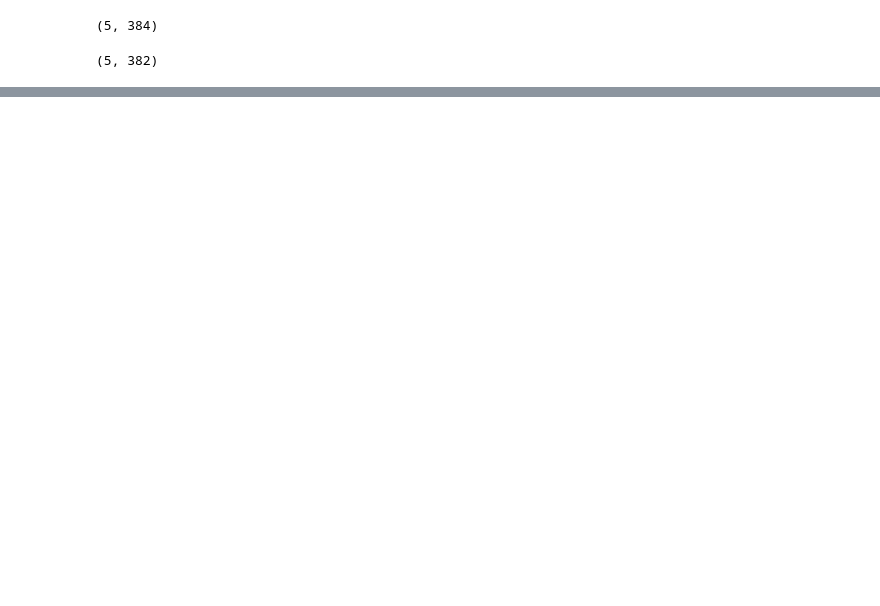
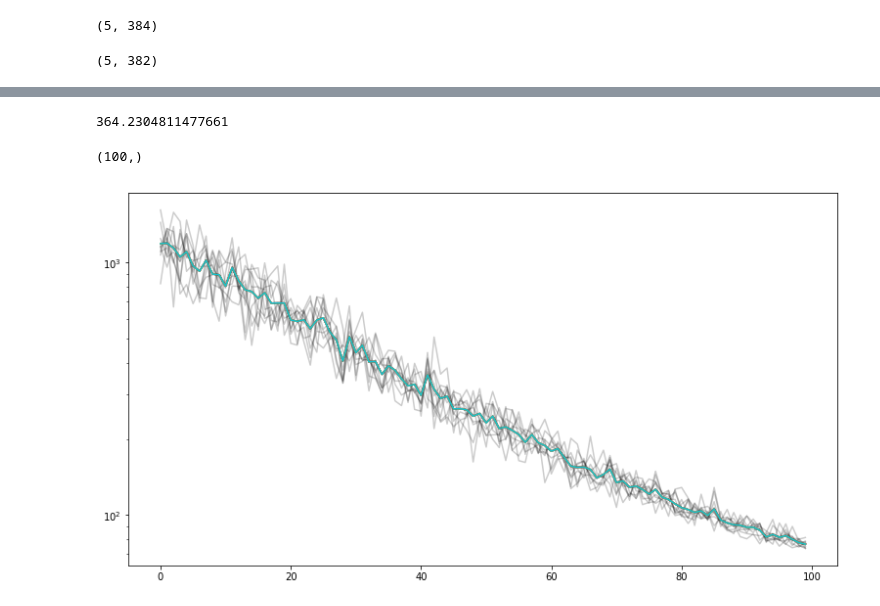
Before and after one commit to acwgough/foreground_moments, a Jupyter notebook: 2019-08-07 optimisation - curve fit and minimize.ipynb, the cells around one changed output, grey strips where cells are left out. Cells and saved outputs as stored; diff of their text form; code cells hidden in the pictures; blank space fills up the shorter version.

```diff
--- a/2019-08-07 optimisation - curve fit and minimize.ipynb
+++ b/2019-08-07 optimisation - curve fit and minimize.ipynb
@@ -162,0 +183,26 @@ plot(big_x, '--.')
+# %%
+gammas = np.linspace(-4,-2.01, 100)
+std = np.zeros_like(gammas)
+std_big = np.zeros((100,100))
+# %%
+start=time.time()
+for j in range(100):
+    for i in range(len(gammas)):
+        bcls = ff.powerlaw(ells, 1, gammas[i])
+        beta_map = hp.synfast(bcls, nside, new=True, verbose=False)
+        std[i] = np.std(beta_map)
+    std_big[j] = std
+print(time.time()-start)
+# %% [output]
+364.2304811477661
+# %%
+std_big[0].shape
+mean = np.mean(std_big,0)
+# %% [output]
+(100,)
+# %%
+for i in range(100):
+    semilogy(std_big[i], 'k', alpha=0.2)
+    semilogy(mean)
+# %% [output]
+[figure, added]
```
Also changed, not shown: parts of 30 cells of this notebook, 1 other file.
